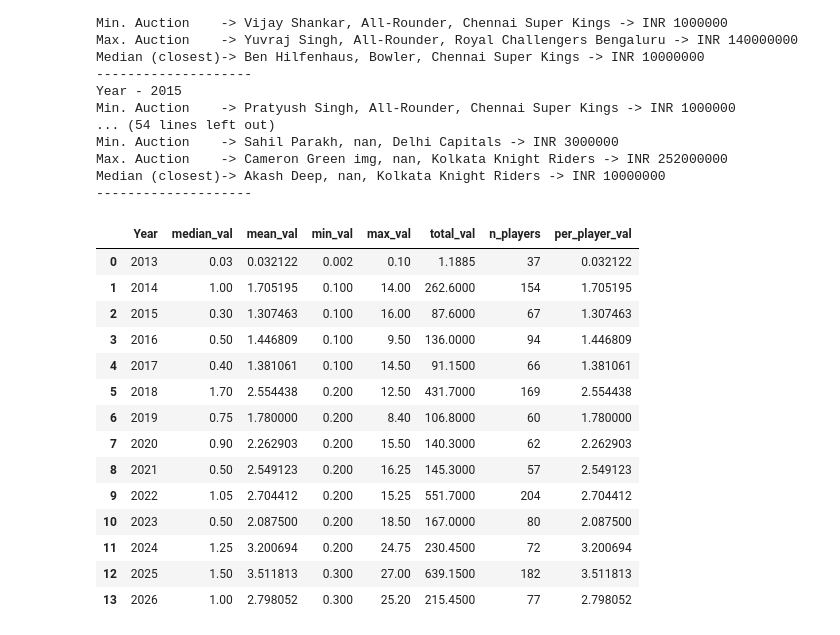
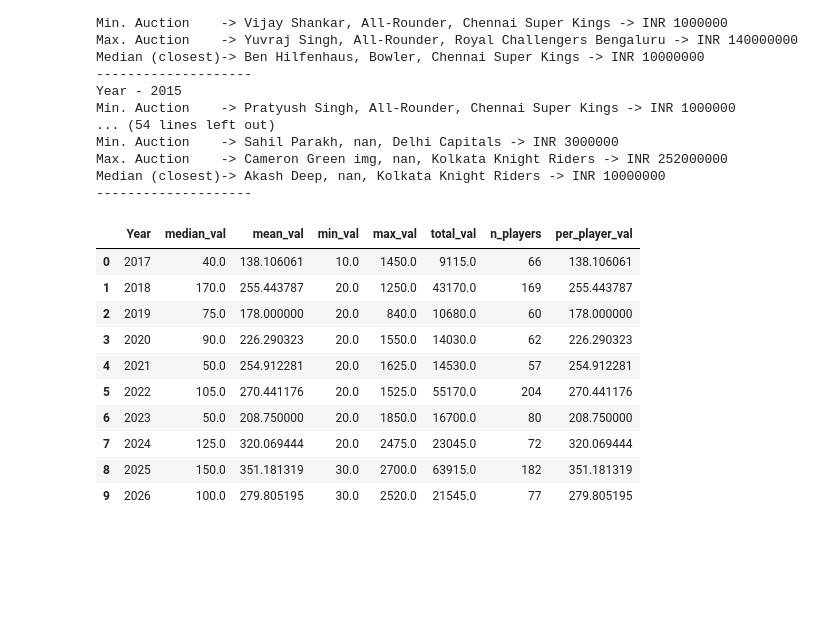
Before and after one commit to debatreyo/IPL-Auctions, a Jupyter notebook: notebooks/eda.ipynb, the cells around one changed output. Cells and saved outputs as stored; diff of their text form; code cells hidden in the pictures; blank space fills up the shorter version.

```diff
--- a/notebooks/eda.ipynb
+++ b/notebooks/eda.ipynb
@@ -104,35 +104,36 @@ Median (closest)-> Akash Deep, nan, Kolkata Knight Riders -> INR 10000000
 --------------------
 # %%
 df["Value Cr"] = df["Value"] / 10000000
+df["Value Lakh"] = df["Value"] / 100000
+# %%
+year_start = 2017
+
+df2 = df[df["Year"]>=year_start]
 # %%
 
-df_group = df.groupby(by=["Year"], as_index=False).agg(
-    median_val = ("Value Cr", "median"),
-    mean_val = ("Value Cr", "mean"),
-    min_val = ("Value Cr", "min"),
-    max_val = ("Value Cr", "max"),
-    total_val = ("Value Cr", "sum"),
-    n_players = ("Value Cr", "size")
+df_group = df2.groupby(by=["Year"], as_index=False).agg(
+    median_val = ("Value Lakh", "median"),
+    mean_val = ("Value Lakh", "mean"),
+    min_val = ("Value Lakh", "min"),
+    max_val = ("Value Lakh", "max"),
+    total_val = ("Value Lakh", "sum"),
+    n_players = ("Value Lakh", "size")
 )
 
 df_group["per_player_val"] = df_group["total_val"]/df_group["n_players"]
 
 df_group
 # %% [output]
 |  | Year | median_val | mean_val | min_val | max_val | total_val | n_players | per_player_val |
-| 0 | 2013 | 0.03 | 0.032122 | 0.002 | 0.10 | 1.1885 | 37 | 0.032122 |
-| 1 | 2014 | 1.00 | 1.705195 | 0.100 | 14.00 | 262.6000 | 154 | 1.705195 |
-| 2 | 2015 | 0.30 | 1.307463 | 0.100 | 16.00 | 87.6000 | 67 | 1.307463 |
-| 3 | 2016 | 0.50 | 1.446809 | 0.100 | 9.50 | 136.0000 | 94 | 1.446809 |
-| 4 | 2017 | 0.40 | 1.381061 | 0.100 | 14.50 | 91.1500 | 66 | 1.381061 |
-| 5 | 2018 | 1.70 | 2.554438 | 0.200 | 12.50 | 431.7000 | 169 | 2.554438 |
-| 6 | 2019 | 0.75 | 1.780000 | 0.200 | 8.40 | 106.8000 | 60 | 1.780000 |
-| 7 | 2020 | 0.90 | 2.262903 | 0.200 | 15.50 | 140.3000 | 62 | 2.262903 |
-| 8 | 2021 | 0.50 | 2.549123 | 0.200 | 16.25 | 145.3000 | 57 | 2.549123 |
-| 9 | 2022 | 1.05 | 2.704412 | 0.200 | 15.25 | 551.7000 | 204 | 2.704412 |
-| 10 | 2023 | 0.50 | 2.087500 | 0.200 | 18.50 | 167.0000 | 80 | 2.087500 |
-| 11 | 2024 | 1.25 | 3.200694 | 0.200 | 24.75 | 230.4500 | 72 | 3.200694 |
-| 12 | 2025 | 1.50 | 3.511813 | 0.300 | 27.00 | 639.1500 | 182 | 3.511813 |
-| 13 | 2026 | 1.00 | 2.798052 | 0.300 | 25.20 | 215.4500 | 77 | 2.798052 |
+| 0 | 2017 | 40.0 | 138.106061 | 10.0 | 1450.0 | 9115.0 | 66 | 138.106061 |
+| 1 | 2018 | 170.0 | 255.443787 | 20.0 | 1250.0 | 43170.0 | 169 | 255.443787 |
+| 2 | 2019 | 75.0 | 178.000000 | 20.0 | 840.0 | 10680.0 | 60 | 178.000000 |
+| 3 | 2020 | 90.0 | 226.290323 | 20.0 | 1550.0 | 14030.0 | 62 | 226.290323 |
+| 4 | 2021 | 50.0 | 254.912281 | 20.0 | 1625.0 | 14530.0 | 57 | 254.912281 |
+| 5 | 2022 | 105.0 | 270.441176 | 20.0 | 1525.0 | 55170.0 | 204 | 270.441176 |
+| 6 | 2023 | 50.0 | 208.750000 | 20.0 | 1850.0 | 16700.0 | 80 | 208.750000 |
+| 7 | 2024 | 125.0 | 320.069444 | 20.0 | 2475.0 | 23045.0 | 72 | 320.069444 |
+| 8 | 2025 | 150.0 | 351.181319 | 30.0 | 2700.0 | 63915.0 | 182 | 351.181319 |
+| 9 | 2026 | 100.0 | 279.805195 | 30.0 | 2520.0 | 21545.0 | 77 | 279.805195 |
 # %%
 df_group["length"] = df_group["n_players"]//10
```
Also changed, not shown: parts of 6 cells of this notebook.
